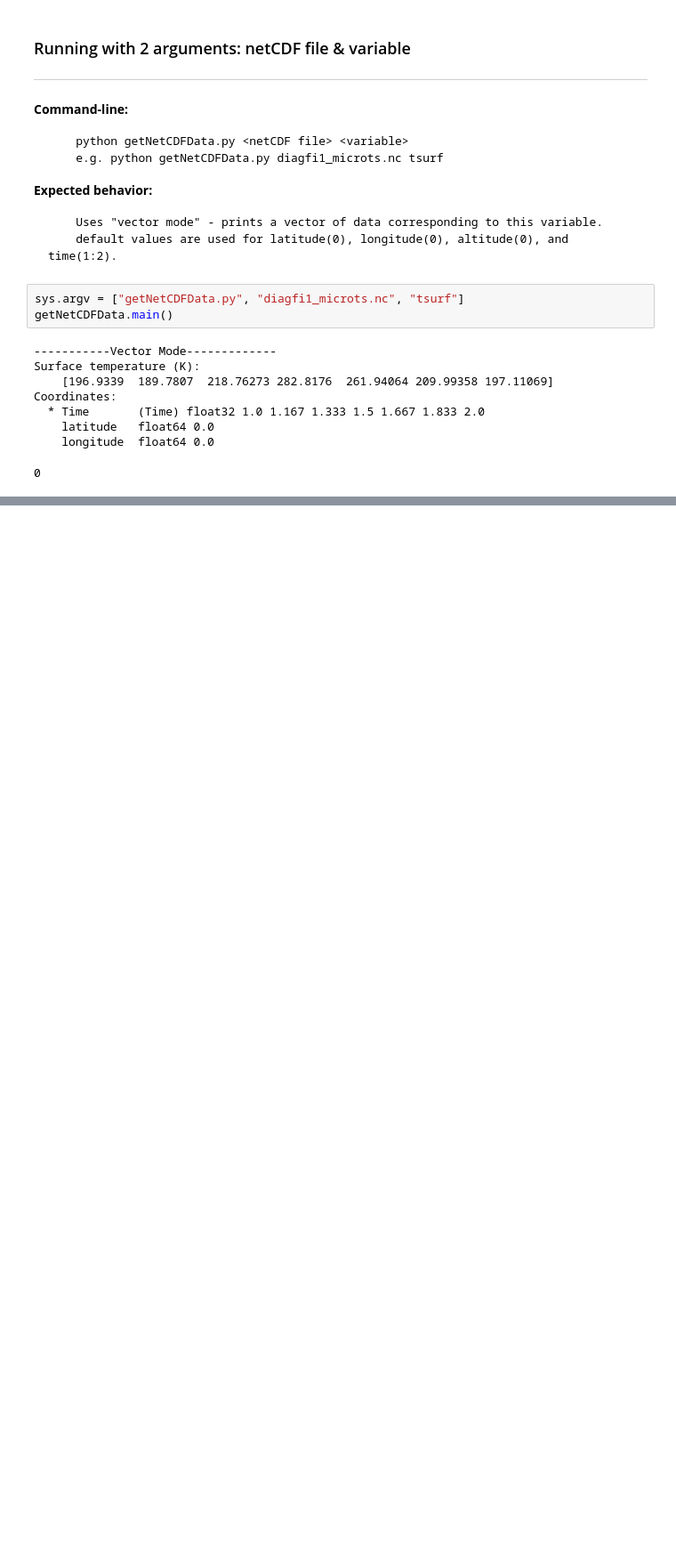
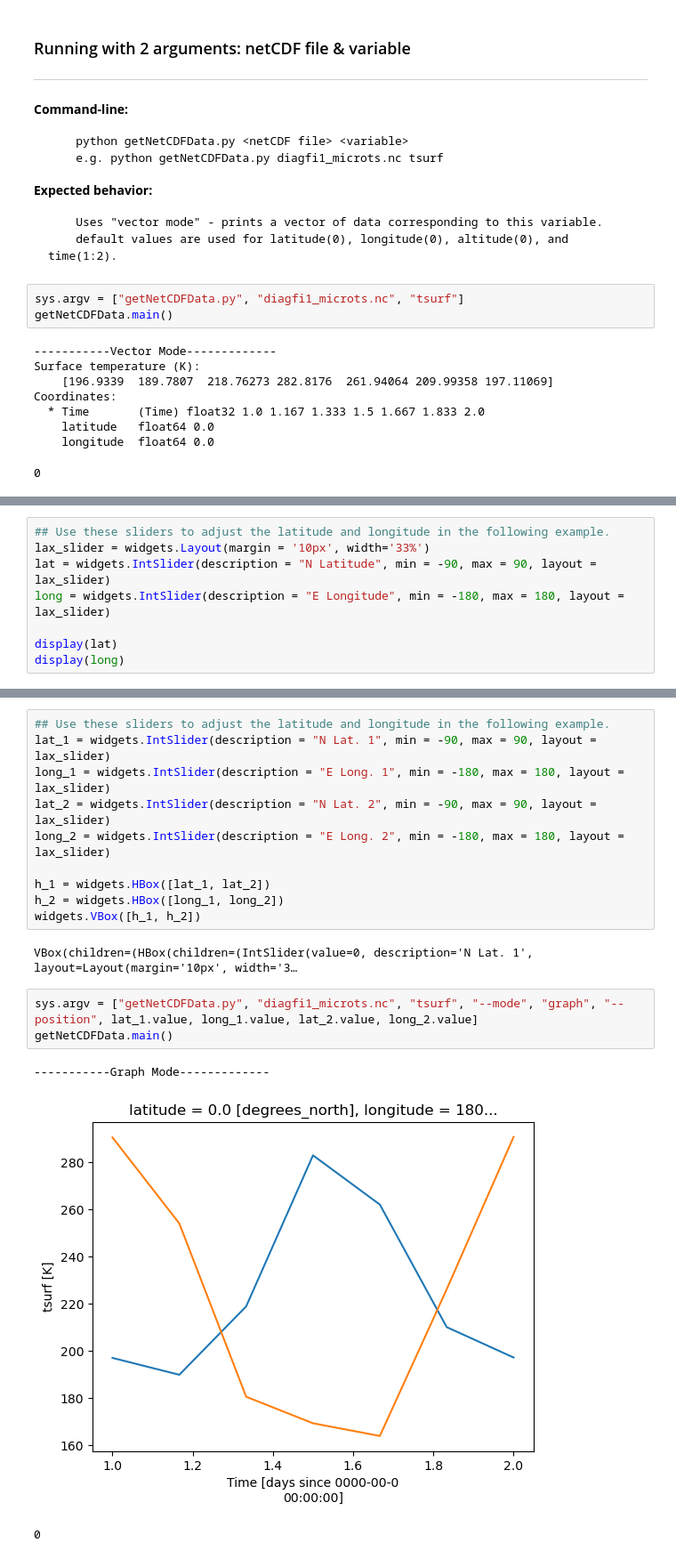
Before and after one commit to benlukas42/getNetCDFData, a Jupyter notebook: getNetCDFData.ipynb, the cells around one changed output, grey strips where cells are left out. Shown at 89% size. Cells and saved outputs as stored; diff of their text form; blank space fills up the shorter version.

Commit message:
Updated getNetCDFDataa.ipynb; Fixed parseArgsNetCDF.py

```diff
--- a/getNetCDFData.ipynb
+++ b/getNetCDFData.ipynb
@@ -153,0 +140,8 @@ getNetCDFData.main()
+# %%
+## Use these sliders to adjust the latitude and longitude in the following example.
+lax_slider = widgets.Layout(margin = '10px', width='33%')
+lat = widgets.IntSlider(description = "N Latitude", min = -90, max = 90, layout = lax_slider)
+long = widgets.IntSlider(description = "E Longitude", min = -180, max = 180, layout = lax_slider)
+
+display(lat)
+display(long)
@@ -165,0 +252,19 @@ Coordinates:
+# %%
+## Use these sliders to adjust the latitude and longitude in the following example.
+lat_1 = widgets.IntSlider(description = "N Lat. 1", min = -90, max = 90, layout = lax_slider)
+long_1 = widgets.IntSlider(description = "E Long. 1", min = -180, max = 180, layout = lax_slider)
+lat_2 = widgets.IntSlider(description = "N Lat. 2", min = -90, max = 90, layout = lax_slider)
+long_2 = widgets.IntSlider(description = "E Long. 2", min = -180, max = 180, layout = lax_slider)
+
+h_1 = widgets.HBox([lat_1, lat_2])
+h_2 = widgets.HBox([long_1, long_2])
+widgets.VBox([h_1, h_2])
+# %% [output]
+VBox(children=(HBox(children=(IntSlider(value=0, description='N Lat. 1', layout=Layout(margin='10px', width='3…
+# %%
+sys.argv = ["getNetCDFData.py", "diagfi1_microts.nc", "tsurf", "--mode", "graph", "--position", lat_1.value, long_1.value, lat_2.value, long_2.value]
+getNetCDFData.main()
+# %% [output]
+-----------Graph Mode-------------
+[figure, added]
+0
```
Also changed, not shown: parts of 16 cells of this notebook, 1 other file.
